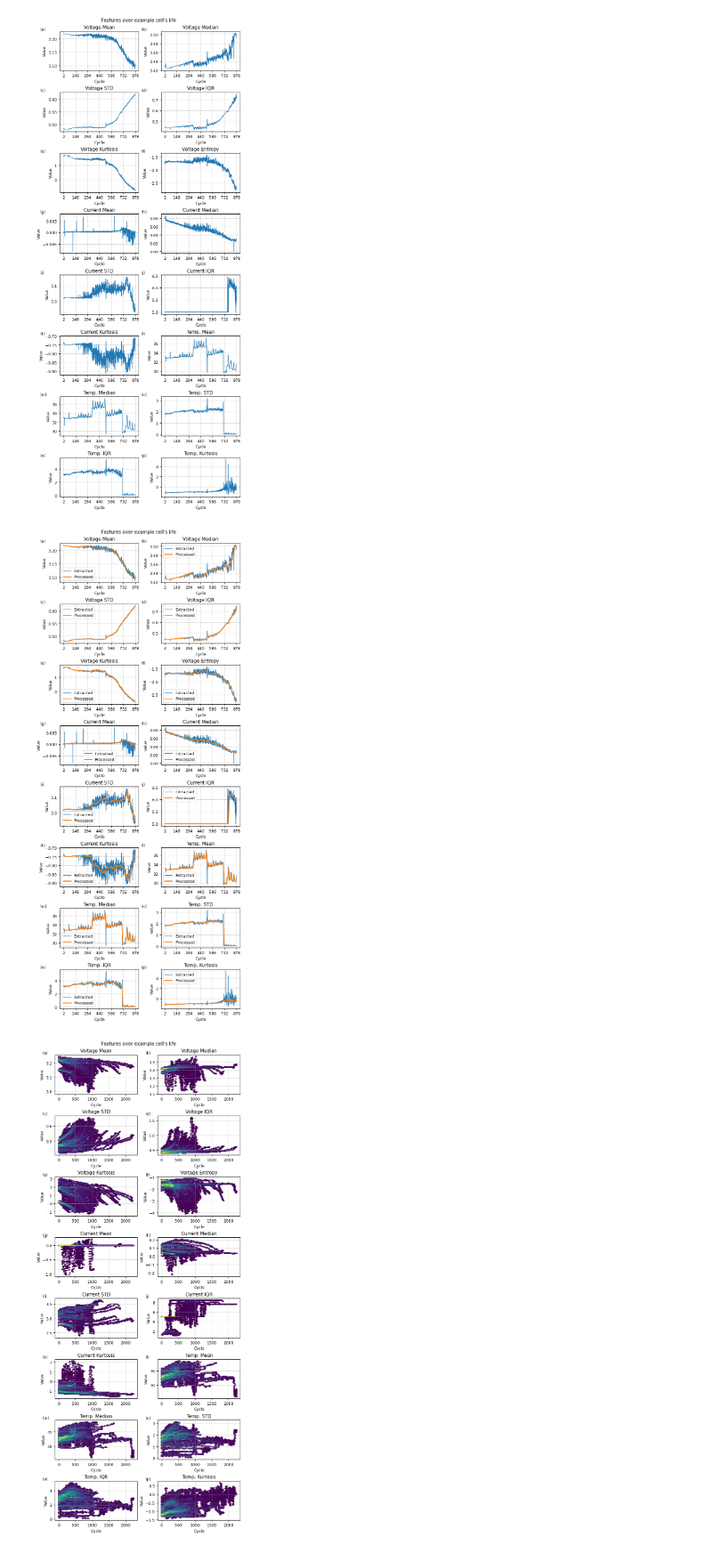
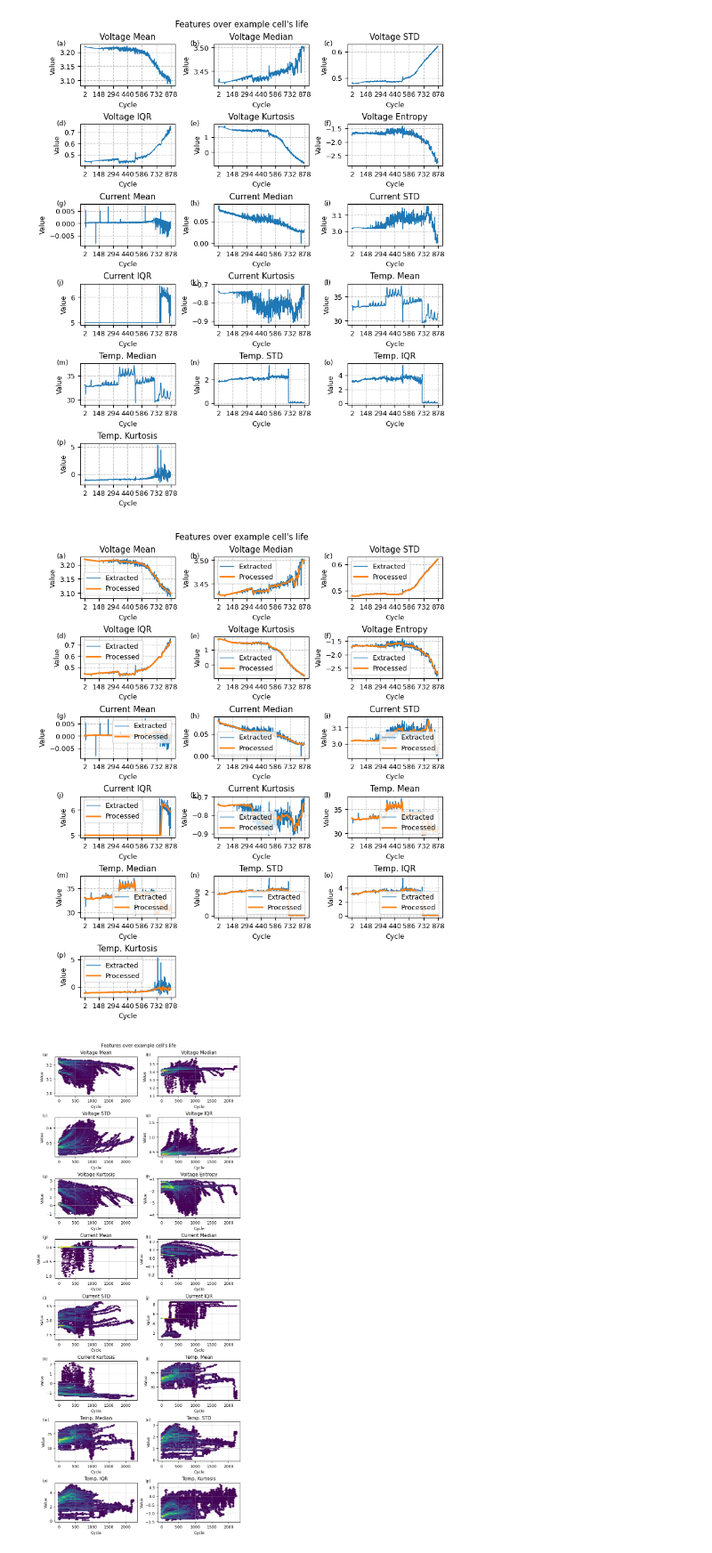
Before and after one commit to gabriel-buzzi/battery-soh-rul-modeling, a Jupyter notebook: notebooks/data_analysis/20250725-gbs-features.ipynb, the cells around one changed output. Shown at 89% size. Cells and saved outputs as stored; diff of their text form; code cells hidden in the pictures.

Commit message:
Fix problematic figures

```diff
--- a/notebooks/data_analysis/20250725-gbs-features.ipynb
+++ b/notebooks/data_analysis/20250725-gbs-features.ipynb
@@ -136,7 +136,7 @@ def plot_features(
     features = FEATURES_NAMES.keys()
     num_features = len(features)
 
-    fig, axes = get_elsevier_figure_with_subplots(8, 2, column='double', spacing_factor=0.8)
+    fig, axes = get_elsevier_figure_with_subplots(6, 3, column='double', spacing_factor=0.8)
     axes = axes.flatten() if num_features > 1 else [axes]
 
     letters = [f'({chr(97 + i)})' for i in range(num_features)]
@@ -145,34 +145,34 @@ def plot_features(
         cycle = data[data['cell'] == example_cell]['cycle']
         values = data[data['cell'] == example_cell][feature]
 
         display_name = FEATURES_NAMES.get(feature, feature)
 
         ax.plot(cycle, values, color='C0')
         ax.text(-0.25, 1.1, letters[index], transform=ax.transAxes, va='top')
         ax.set_title(display_name)
         ax.set_xlabel("Cycle")
         ax.set_ylabel("Value")
         ax.set_xticks(cycle.values[1::max(1, (len(cycle)-1)//6)])
         ax.grid(True, linestyle='--', alpha=0.7)
 
     # Turn off extra subplots
     for ax in axes[num_features:]:
         ax.axis("off")
 
     fig.suptitle(f"Features over example cell's life")
     if save_path:
         plt.savefig(save_path, dpi=300)
     plt.show()
 
 plot_features(
     features_df,
     save_path=(
         figures_folder / 'features.png'
         if SAVE_FIGURES else None
     )
 )
 # %% [output]
-[figure, old version]
+[figure, new version]
 # %%
 def plot_features_with_filter(
     data: pd.DataFrame,
@@ -190,7 +190,7 @@ def plot_features_with_filter(
     features = FEATURES_NAMES.keys()
     num_features = len(features)
 
-    fig, axes = get_elsevier_figure_with_subplots(8, 2, column='double', spacing_factor=0.8)
+    fig, axes = get_elsevier_figure_with_subplots(6, 3, column='double', spacing_factor=0.8)
     axes = axes.flatten() if num_features > 1 else [axes]
 
     letters = [f'({chr(97 + i)})' for i in range(num_features)]
@@ -230,7 +230,7 @@ plot_features_with_filter(
     )
 )
 # %% [output]
-[figure, old version]
+[figure, new version]
 # %%
 def plot_features_hexbin_for_cycle(
     data: pd.DataFrame,
```
Also changed, not shown: parts of 2 cells of this notebook, 14 other files.
